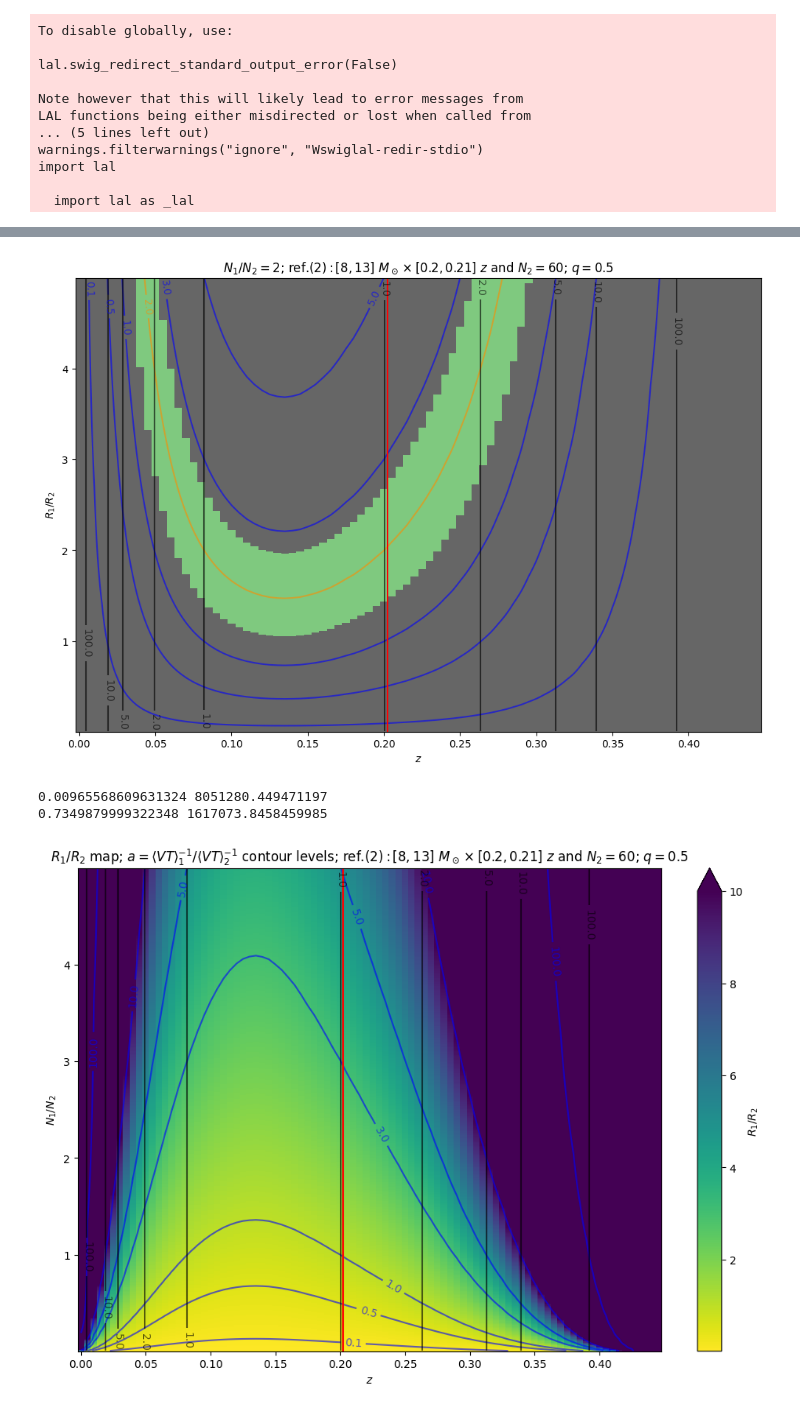
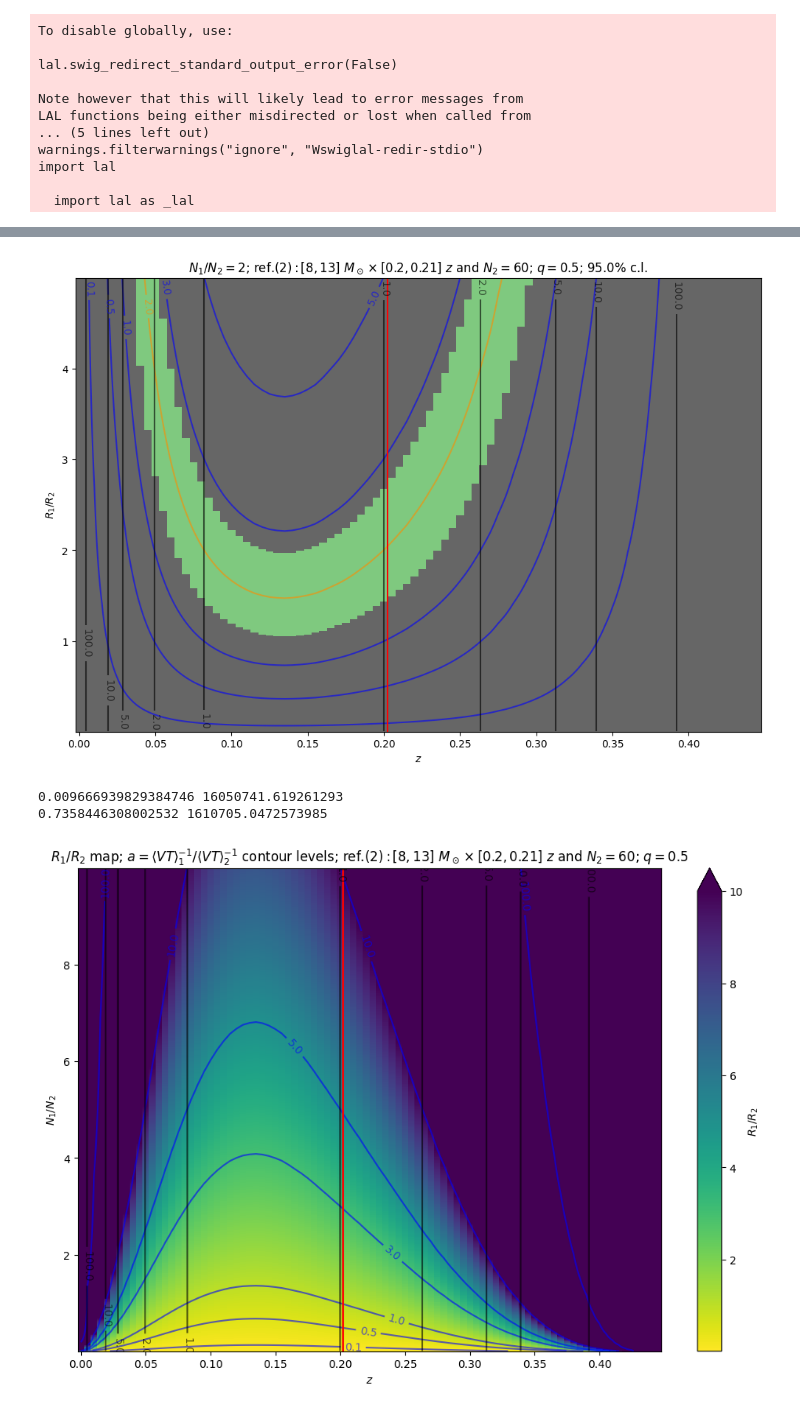
Before and after one commit to F3Solid/master_thesis, a Jupyter notebook: bin_comparison_map_1.ipynb, the cells around one changed output, grey strips where cells are left out. Cells and saved outputs as stored; diff of their text form; code cells hidden in the pictures.

Commit message:
New plot
Rate ratio confidence interval map.

```diff
--- a/bin_comparison_map_1.ipynb
+++ b/bin_comparison_map_1.ipynb
@@ -38,7 +38,7 @@ zinf_axis = np.arange(0, 0.45, zw) # Inferior limits of map's redshift bins
 bins_axis = [MZQbin(minf, msup, zinf, zinf + zw, q) for zinf in zinf_axis]
 R1_R2_axis = np.arange(0.01, 5, 0.01)
 
-N1_N2_axis = np.arange(0.01, 5, 0.01)
+N1_N2_axis = np.arange(0.01, 10, 0.01)
 
 cl = 0.95
 # %%
@@ -118,19 +124,23 @@ plt.show()
 # %%
 fig, ax = plt.subplots(figsize=(12, 8))
 
-ax.set_title(r'$N_1 / N_2 = {5}$; $\text{{ref.(2)}}: [{0}, {1}]\ M_\odot \times [{2}, {3}]\ z$ and $N_2 = {4}$; $q = {6}$'.format(bin2_ref.minf,
+ax.set_title(r'$N_1 / N_2 = {5}$; $\text{{ref.(2)}}: [{0}, {1}]\ M_\odot \times [{2}, {3}]\ z$ and $N_2 = {4}$; $q = {6}$; {7}% c.l.'.format(bin2_ref.minf,
                                                                                                                        bin2_ref.msup,
                                                                                                                        bin2_ref.zinf,
                                                                                                                        np.format_float_positional(bin2_ref.zsup, 2),
                                                                                                                        N2_ref,
                                                                                                                        N1_N2_ref,
-                                                                                                                       q))
+                                                                                                                       q,
+                                                                                                                       cl * 100))
 ax.set_xlabel(r'$z$')
 ax.set_ylabel(r'$R_1 / R_2$')
 
 # lambda_1 / lamba_2 color map and few contour levels
 cmap = plt.colormaps['Accent_r']
-im = ax.pcolormesh(zinf_axis, R1_R2_axis, Det_map_alpha, cmap=cmap)
+im = ax.pcolormesh(zinf_axis, R1_R2_axis, Det_map_alpha,
+                   cmap=cmap)
+
+# N1/N2 Contour levels
 levels = list(dict.fromkeys(sorted([0.1, 0.5, 1, 3, 5, 10, N1_N2_ref]))) # To avoid duplicates
 colors = ['blue'] * (len(levels))
 colors[levels.index(N1_N2_ref)] = 'darkorange'
@@ -148,57 +158,82 @@ ax.axvline((bin2_ref.zinf + bin2_ref.zsup) / 2, color='red')
 
 plt.show()
 # %% [output]
-[figure, old version]
+[figure, new version]
 # %%
 R1_R2_CI_array = np.zeros((len(N1_N2_axis), len(bins_axis), 3))
 R1_R2_a_array = np.zeros((len(N1_N2_axis), len(bins_axis)))
 
 R1_R2_ref = 2
+# 1 if R1_R2_ref is inside confidence interval
 Det_map_R1_R2 = np.zeros((len(N1_N2_axis), len(bins_axis)))
 
+R1_R2_ref_list = [0.5, 1, 2, 3, 5, 10]
+# Linked to R1_R2_ref_list on the first dimension. True if the corresponding R1_R2 value is inside the confidence interval
+R1_R2_CI_list_mask = np.zeros((len(R1_R2_ref_list), len(N1_N2_axis), len(bins_axis)), dtype=bool)
+
+# Fill the arrays
 for i, _ in enumerate(N1_N2_axis):
     for j, _ in enumerate(bins_axis):
         R1_R2_CI_array[i, j] = np.copy(R1_R2_CI_map[i][j][0])
         R1_R2_a_array[i, j] = R1_R2_CI_map[i][j][2] # a = bin2_ref.VT / bin.VT
+
         if R1_R2_CI_map[i][j][0][0] <= R1_R2_ref <= R1_R2_CI_map[i][j][0][2]:
             Det_map_R1_R2[i, j] = 1
+
+        for k, R1_R2 in enumerate(R1_R2_ref_list):
+            if R1_R2_CI_map[i][j][0][0] <= R1_R2 <= R1_R2_CI_map[i][j][0][2]:
+                R1_R2_CI_list_mask[k, i, j] = True
+
+# For each value in R1_R2_ref_list, select the N1_N2 vs z curves that represents the associated confidence interval
+inf_lvl_alpha = np.zeros((len(R1_R2_ref_list), len(bins_axis)))
+sup_lvl_alpha = np.zeros((len(R1_R2_ref_list), len(bins_axis)))
+
+for i in range(len(R1_R2_ref_list)):
+    for j in range(len(bins_axis)):
+        True_indexes = np.where(R1_R2_CI_list_mask[i, :, j])[0]
+        if len(True_indexes) != 0:
+            inf_lvl_alpha[i, j] = N1_N2_axis[True_indexes[0]]
+            sup_lvl_alpha[i, j] = N1_N2_axis[True_indexes[-1]]
 # %%
 print(np.min(R1_R2_CI_array[:, :, 1]), np.max(R1_R2_CI_array[:, :, 1]))
 print(np.min(R1_R2_a_array), np.max(R1_R2_a_array))
 # %% [output]
-0.00965568609631324 8051280.449471197
-0.7349879999322348 1617073.8458459985
+0.009666939829384746 16050741.619261293
+0.7358446308002532 1610705.0472573985
 # %%
 fig, ax = plt.subplots(figsize=(12, 8))
 
 ax.set_title(r'$R_1 / R_2$ map; $a = \langle VT \rangle_1^{{-1}} / \langle VT \rangle_2^{{-1}}$ contour levels; $\text{{ref.(2)}}: [{0}, {1}]\ M_\odot \times [{2}, {3}]\ z$ and $N_2 = {4}$; $q = {5}$'.format(bin2_ref.minf,
                                                                                                                                                                                                                      bin2_ref.msup,
                                                                                                                                                                                                                      bin2_ref.zinf,
                                                                                                                                                                                                                      np.format_float_positional(bin2_ref.zsup, 2),
                                                                                                                                                                                                                      N2_ref,
                                                                                                                                                                                                                      q))
 ax.set_xlabel(r'$z$')
 ax.set_ylabel(r'$N_1 / N_2$')
 
 # lambda_1 / lamba_2 color map and few contour levels
 cmap = plt.colormaps['viridis_r']
-im = ax.pcolormesh(zinf_axis, N1_N2_axis, R1_R2_CI_array[:, :, 1], cmap=cmap, norm=mpl.colors.Normalize(vmin=np.min(R1_R2_CI_array[:, :, 1]), vmax=10))
+im = ax.pcolormesh(zinf_axis, N1_N2_axis, R1_R2_CI_array[:, :, 1],
+                   cmap=cmap, norm=mpl.colors.Normalize(vmin=np.min(R1_R2_CI_array[:, :, 1]), vmax=10))
 fig.colorbar(im, ax=ax, label=r'$R_1 / R_2$', extend='max')
+
+# R1/R2 Contour levels
 cf = ax.contour(zinf_axis, N1_N2_axis, R1_R2_CI_array[:, :, 1],
                 levels=[0.1, 0.5, 1, 3, 5, 10, 100], colors='blue', alpha=0.6)
 ax.clabel(cf)
 
 # a contour levels
 cf = ax.contour(zinf_axis, N1_N2_axis, R1_R2_a_array,
                 levels=[0.5, 1, 2, 5, 10, 100], colors='black', alpha=0.6)
 ax.clabel(cf)
 
 # Reference line for the reference bin
 ax.axvline((bin2_ref.zinf + bin2_ref.zsup) / 2, color='red')
 
 plt.show()
 # %% [output]
-[figure, old version]
+[figure, new version]
 # %%
 fig, ax = plt.subplots(figsize=(12, 8))
 
```
Also changed, not shown: parts of 5 cells of this notebook.
